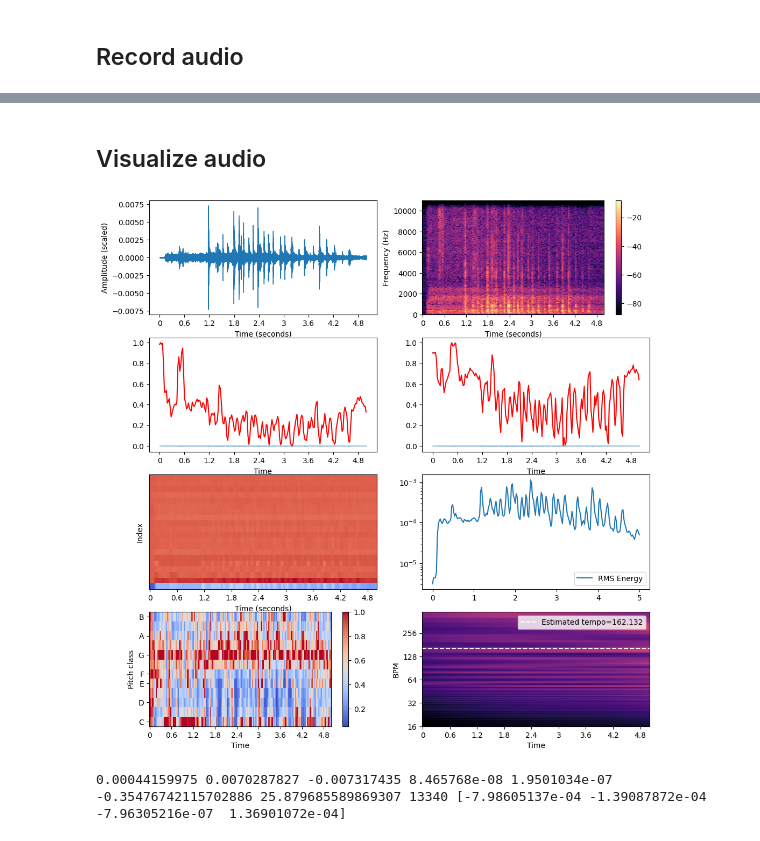
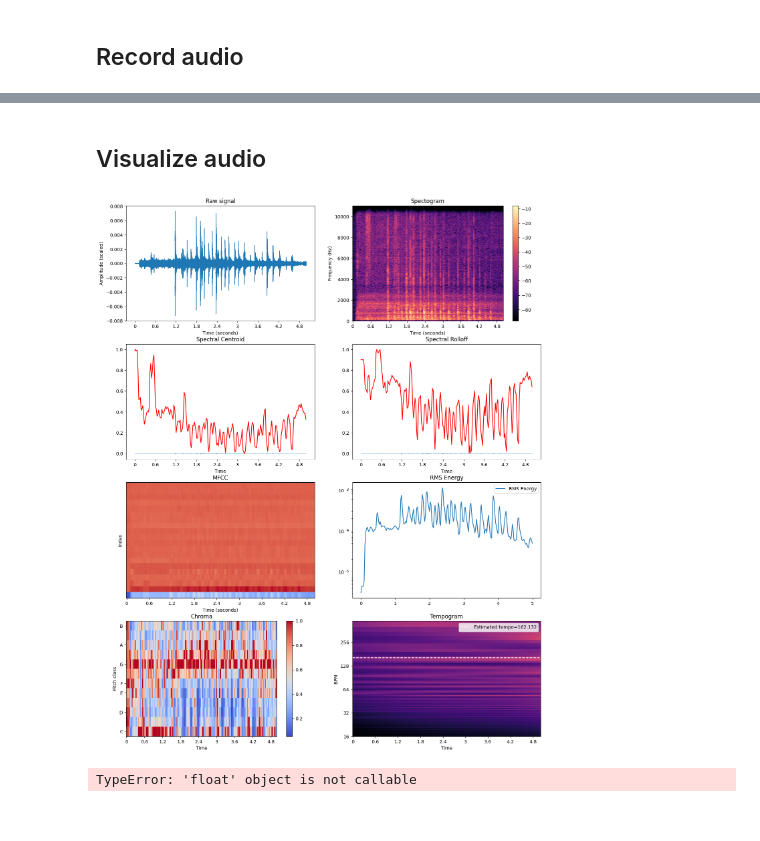
Before and after one commit to masumbillah74/controlpoint, a Jupyter notebook: read_audio.ipynb, the cells around one changed output, grey strips where cells are left out. Saved outputs shown, nothing was run; the diff lists cells and outputs as text; code cells hidden in the pictures.

```diff
--- a/read_audio.ipynb
+++ b/read_audio.ipynb
@@ -84,6 +84,7 @@ class Visualize():
         librosa.display.waveshow(self.x, sr = self.sr)
         plt.xlabel("Time (seconds)")
         plt.ylabel("Amplitude (scaled)")
+        plt.title("Raw signal")
 
     def show_spec(self):
         X = librosa.stft(self.x)
@@ -92,6 +93,7 @@ class Visualize():
         plt.colorbar()
         plt.xlabel("Time (seconds)")
         plt.ylabel("Frequency (Hz)")
+        plt.title("Spectogram")
 
     def show_spectral_centroid(self):
         #spectral centroid -- centre of mass -- weighted mean of the frequencies present in the sound
@@ -106,6 +108,7 @@ class Visualize():
         #Plotting the Spectral Centroid along the waveform
         librosa.display.waveshow(self.x, sr=self.sr, alpha=0.4)
         plt.plot(t, normalize(spectral_centroids), color='r')
+        plt.title("Spectral Centroid")
 
     def show_spectral_rolloff(self):
         spectral_centroids = librosa.feature.spectral_centroid(y=self.x, sr=self.sr)[0]
@@ -118,6 +121,7 @@ class Visualize():
         librosa.display.waveshow(self.x, sr=self.sr, alpha=0.4)
 
         plt.plot(t, normalize(spectral_rolloff), color='r')
+        plt.title("Spectral Rolloff")
 
     def show_mfcc(self):
         #MFCC — Mel-Frequency Cepstral Coefficients
@@ -126,6 +130,7 @@ class Visualize():
 
         plt.xlabel("Time (seconds)")
         plt.ylabel("Index")
+        plt.title("MFCC")
 
     def show_rms_energy(self):
         # Get RMS value from each frame's magnitude value
@@ -136,20 +141,15 @@ class Visualize():
         plt.semilogy(times, rms[0], label='RMS Energy' )
         plt.legend()
 
-    def show_rms_energy(self):
-        # Get RMS value from each frame's magnitude value
-        S, phase = librosa.magphase(librosa.stft(self.x))
-        rms = librosa.feature.rms(S=S)
-        times = librosa.times_like(rms)
-
-        plt.semilogy(times, rms[0], label='RMS Energy' )
-        plt.legend()
+        plt.title("RMS Energy")
 
     def show_chroma(self):
         hop_length = 512
         chromagram = librosa.feature.chroma_stft(y=self.x, sr=self.sr, hop_length=hop_length)
         img = librosa.display.specshow(chromagram, x_axis='time', y_axis='chroma', hop_length=hop_length, cmap='coolwarm')
         plt.colorbar(img)
+
+        plt.title("Chroma")
 
     def show_tempogram(self):
         hop_length = 510
@@ -170,8 +170,9 @@ class Visualize():
             label='Estimated tempo={:g}'.format(tempo))
 
         plt.legend(loc='upper right')
+        plt.title("Tempogram")
-# %% [markdown]
-## Record audio
+# %% [markdown]
+## Record audio
 # %%
 filename = "test.wav"
 runtime = 5 #sec
@@ -184,52 +185,66 @@ ipd.Audio(filename)
 Recording starts..
 Recording done! Saved as %s test.wav
 [interactive output not drawn]
-# %% [markdown]
-## Visualize audio
+# %% [markdown]
+## Visualize audio
 # %%
-plt.figure(figsize=(12, 16))
+plt.figure(figsize=(16, 26))
 
 visual = Visualize()
 
 filename = "test.wav"
 visual.load_file(filename)
 
 plt.subplot(5,2,1)
 visual.show_wave()
 
 plt.subplot(5,2,2)
 visual.show_spec()
 
 plt.subplot(5,2,3)
 visual.show_spectral_centroid()
 
 plt.subplot(5,2,4)
 visual.show_spectral_rolloff()
 
 plt.subplot(5,2,5)
 visual.show_mfcc()
 
 plt.subplot(5,2,6)
 visual.show_rms_energy()
 
 plt.subplot(5,2,7)
 visual.show_chroma()
 
 plt.subplot(5,2,8)
 visual.show_tempogram()
 # %% [output]
-[figure, old version]
+[figure, new version]
-# %%
-std = np.std(x)
-max = np.max(x)
-min = np.min(x)
-mean = np.mean(x)
-var = np.var(x)
-skew = skew(x)
-kurt = kurtosis(x)
-zx = sum(librosa.zero_crossings(x, pad=False))
-quantiles = np.quantile(x, [0.025, 0.25, 0.50, 0.75])
-
-print(std, max, min, mean, var, skew, kurt, zx, quantiles)
-# %% [output]
-0.00044159975 0.0070287827 -0.007317435 8.465768e-08 1.9501034e-07 -0.35476742115702886 25.879685589869307 13340 [-7.98605137e-04 -1.39087872e-04 -7.96305216e-07  1.36901072e-04]
+# %%
+filename = "test.wav"
+x, sr = librosa.load(filename)
+
+std = np.std(x)
+max = np.max(x)
+min = np.min(x)
+mean = np.mean(x)
+var = np.var(x)
+sk = skew(x)
+kurt = kurtosis(x)
+zx = sum(librosa.zero_crossings(x, pad=False))
+quantiles = np.quantile(x, [0.10, 0.25, 0.50, 0.75])
+
+print("Standard Daviation: ", std)
+print("Max amplitude:", max)
+print("Min amplitude: ", min)
+print("Mean: ", mean)
+print("Variance: ", var)
+print("Skew: ", sk)
+print("Kurtosis: ", kurt)
+print("Zero crossings: ", zx)
+print("Quantiles (10%):", quantiles[0])
+print("Quantiles (25%):", quantiles[0])
+print("Quantiles (50%):", quantiles[0])
+print("Quantiles (75%):", quantiles[0])
+# %% [output]
+TypeError: 'float' object is not callable
```
